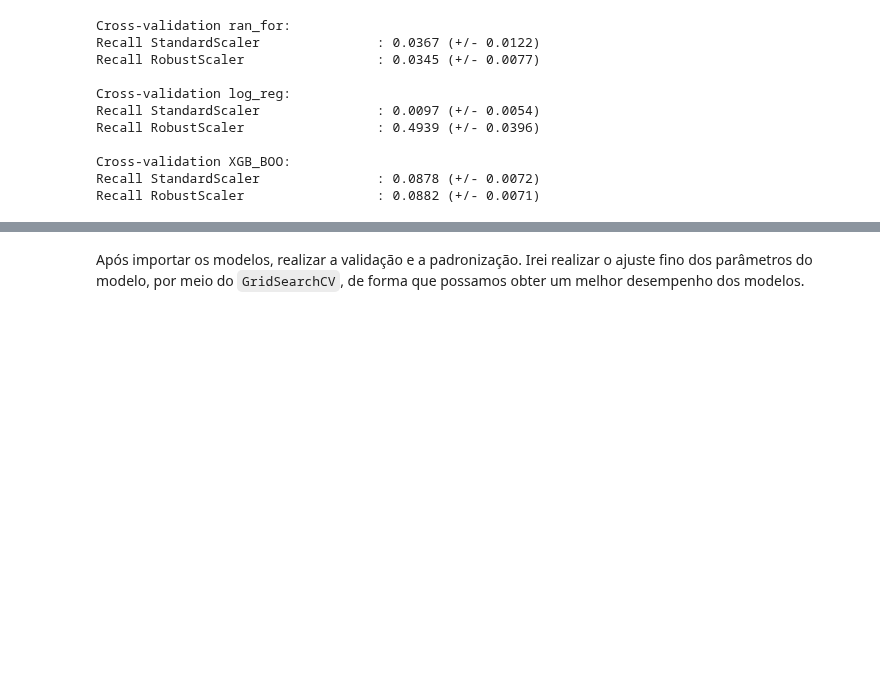
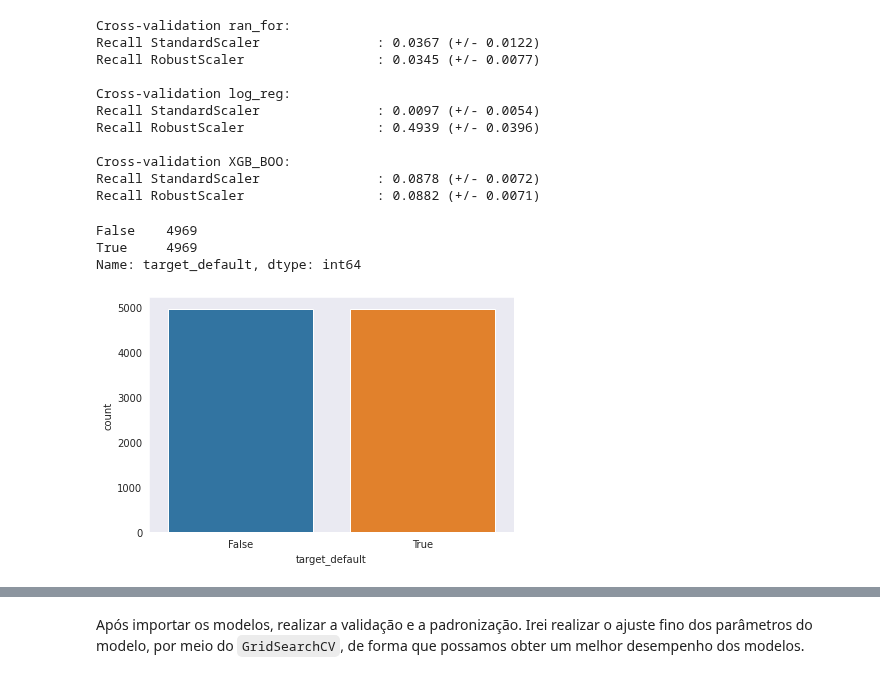
Before and after one commit to JoaoGustavo29/Portfolio_DataScience, a Jupyter notebook: Avaliação_de_Risco_de_Crédito.ipynb, the cells around one changed output, grey strips where cells are left out. Drawn from its saved outputs; the diff is of its cells as text; code cells hidden in the pictures; blank space fills up the shorter version.

```diff
--- a/Avaliação_de_Risco_de_Crédito.ipynb
+++ b/Avaliação_de_Risco_de_Crédito.ipynb
@@ -391,0 +413,13 @@ X_train_Rscaled = Rob_scaler.fit_transform(X_train)
+# %%
+# Checando o balanceamento das classes
+print(pd.Series(y_train_rus_scaled).value_counts())
+
+fig, ax = plt.subplots()
+sns.countplot(y_train_rus_scaled)
+
+plt.tight_layout()
+# %% [output]
+False    4969
+True     4969
+Name: target_default, dtype: int64
+[figure, added]
```
Also changed, not shown: parts of 17 cells of this notebook.
